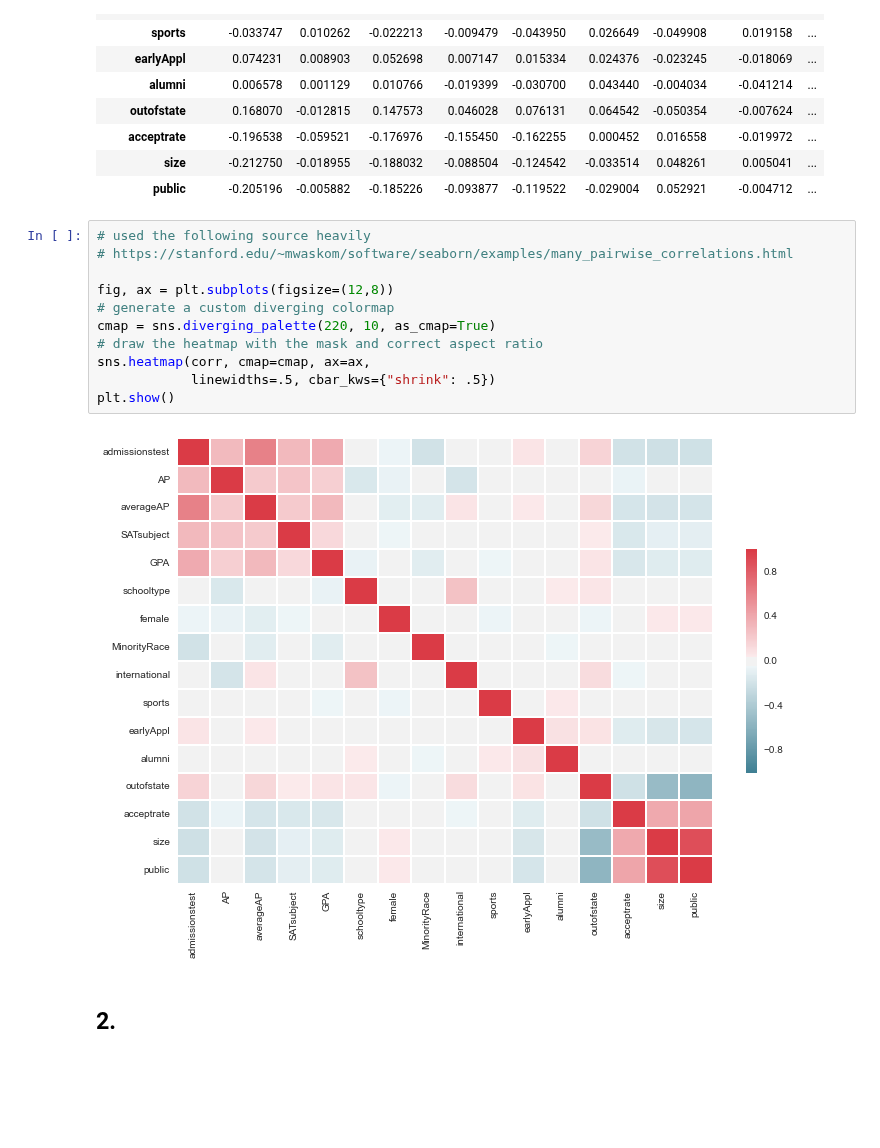
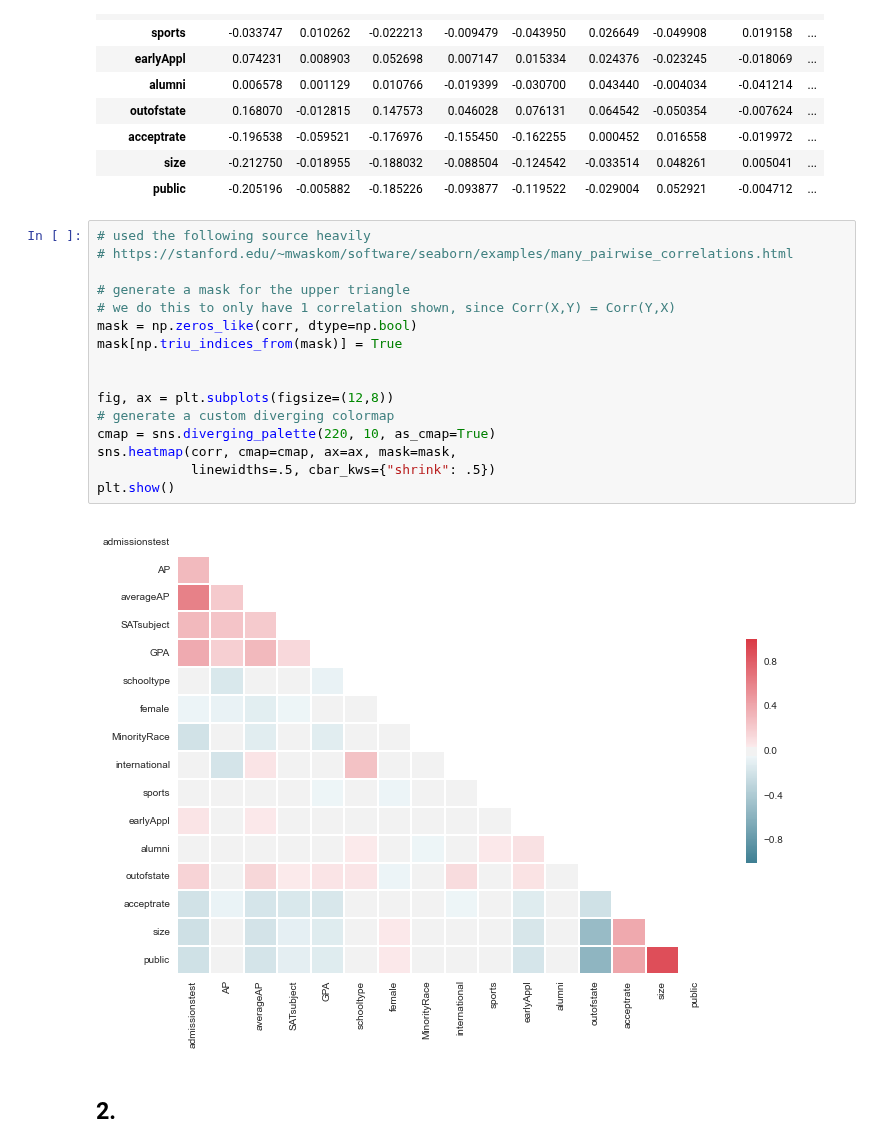
Before and after one commit to wihl/cs109-groupproj-college, a Jupyter notebook: EDA.ipynb, the cells around one changed output. Saved outputs shown, nothing was run; the diff lists cells and outputs as text; blank space fills up the shorter version.

Commit message:
edited heatmap

```diff
--- a/EDA.ipynb
+++ b/EDA.ipynb
@@ -126,15 +126,20 @@ corr
 # %%
 # used the following source heavily
 # https://stanford.edu/~mwaskom/software/seaborn/examples/many_pairwise_correlations.html
 
+# generate a mask for the upper triangle
+# we do this to only have 1 correlation shown, since Corr(X,Y) = Corr(Y,X)
+mask = np.zeros_like(corr, dtype=np.bool)
+mask[np.triu_indices_from(mask)] = True
+
+
 fig, ax = plt.subplots(figsize=(12,8))
 # generate a custom diverging colormap
 cmap = sns.diverging_palette(220, 10, as_cmap=True)
-# draw the heatmap with the mask and correct aspect ratio
-sns.heatmap(corr, cmap=cmap, ax=ax,
+sns.heatmap(corr, cmap=cmap, ax=ax, mask=mask,
             linewidths=.5, cbar_kws={"shrink": .5})
 plt.show()
 # %% [output]
-[figure, old version]
+[figure, new version]
 # %% [markdown]
 ## 2.
```
